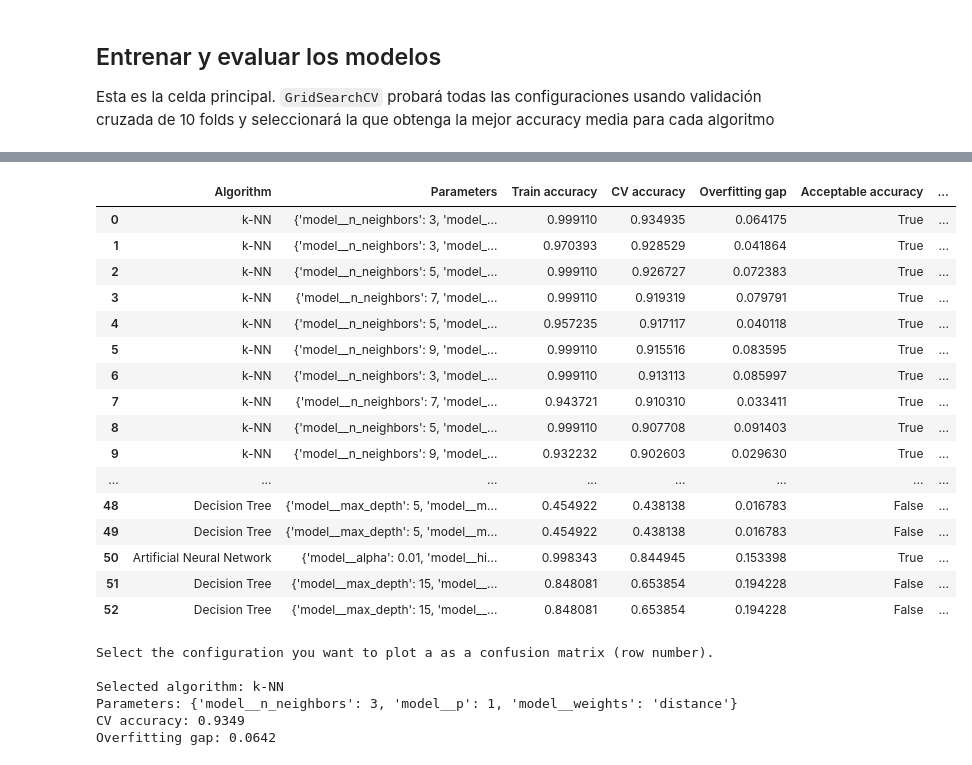
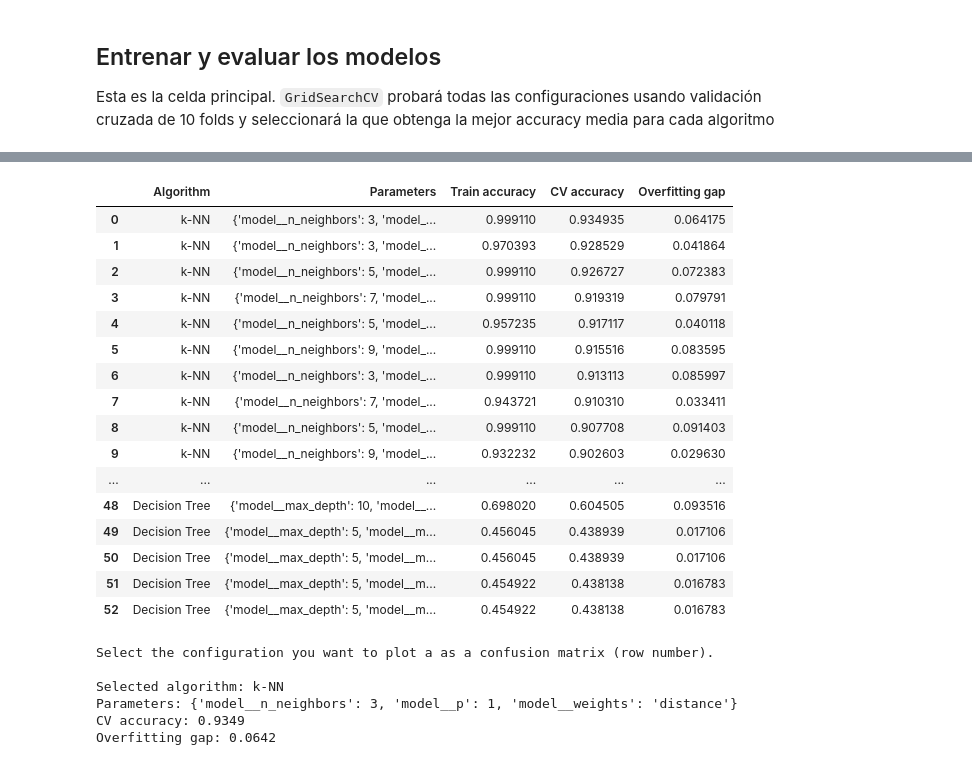
Before and after one commit to lgonperez3-glitch/MLSM-labs, a Jupyter notebook: Lab1/Lab1-features-3-sec.ipynb, the cells around one changed output, grey strips where cells are left out. Cells and saved outputs as stored; diff of their text form; code cells hidden in the pictures.

```diff
--- a/Lab1/Lab1-features-3-sec.ipynb
+++ b/Lab1/Lab1-features-3-sec.ipynb
@@ -151,7 +151,6 @@ Esta es la celda principal. `GridSearchCV` probará todas las configuraciones us
 # %%
 from sklearn.model_selection import GridSearchCV
 # %%
-
 results = []
 best_models = {}
 
@@ -183,21 +182,6 @@ for name, (pipeline, params) in models.items():
     # entre las que tienen overfitting < 0.15
     cv_results = pd.DataFrame(search.cv_results_)
 
-    cv_results["Overfitting gap"] = (cv_results["mean_train_score"] - cv_results["mean_test_score"])
-
-    valid_results = cv_results[cv_results["Overfitting gap"] < 0.15]
-
-    #si no se alcanza el objetivo de ovefitting menor que 0,15, busca el que más ccuracy tenga directamente
-    if not valid_results.empty:
-        best_row = valid_results.sort_values("mean_test_score", ascending=False).iloc[0]
-    else:
-        best_row = cv_results.sort_values("mean_test_score", ascending=False).iloc[0]
-
-    print("Best parameters:", best_row["params"])
-    print("Best 10-fold CV accuracy (without overfitting):", round(best_row["mean_test_score"], 4))
-    print("Overfitting gap:", round(best_row["Overfitting gap"], 4))
-    print("Overfitting ok:", best_row["Overfitting gap"] < 0.15)
-
 
 results_df = pd.DataFrame(results)
 
@@ -206,28 +190,12 @@ results_df["Overfitting gap"] = (
     results_df["CV accuracy"]
 )
 
-results_df["Acceptable accuracy"] = (
-    (results_df["CV accuracy"] > 0.70)
-)
-
-results_df["Acceptable overfitting"] = (
-    results_df["Overfitting gap"] < 0.15
-)
-results_df["Fits objectives"] = (
-    (results_df["Overfitting gap"] < 0.15) &
-    (results_df["CV accuracy"] > 0.70)
-)
-
 results_df = results_df.sort_values(
-    ["Acceptable overfitting", "CV accuracy", "Overfitting gap"],
-    ascending=[False, False, True]
+    ["CV accuracy", "Overfitting gap"],
+    ascending=[False, True]
 ).reset_index(drop=True)
 
 print(f"Total configs evaluated: {len(results_df)}")
-print(f"Configs with appropiate overfitting: "
-      f"{results_df['Acceptable overfitting'].sum()}")
-print(f"Configs with both good accuracy and overfitting: "
-      f"{results_df['Fits objectives'].sum()}")
 
 display(results_df)
 # %% [output]
@@ -251,20 +210,20 @@ Configs with both good accuracy and overfitting: 39
-|  | Algorithm | Parameters | Train accuracy | CV accuracy | Overfitting gap | Acceptable accuracy | ... |
-| 0 | k-NN | {'model__n_neighbors': 3, 'model_... | 0.999110 | 0.934935 | 0.064175 | True | ... |
-| 1 | k-NN | {'model__n_neighbors': 3, 'model_... | 0.970393 | 0.928529 | 0.041864 | True | ... |
-| 2 | k-NN | {'model__n_neighbors': 5, 'model_... | 0.999110 | 0.926727 | 0.072383 | True | ... |
-| 3 | k-NN | {'model__n_neighbors': 7, 'model_... | 0.999110 | 0.919319 | 0.079791 | True | ... |
-| 4 | k-NN | {'model__n_neighbors': 5, 'model_... | 0.957235 | 0.917117 | 0.040118 | True | ... |
-| 5 | k-NN | {'model__n_neighbors': 9, 'model_... | 0.999110 | 0.915516 | 0.083595 | True | ... |
-| 6 | k-NN | {'model__n_neighbors': 3, 'model_... | 0.999110 | 0.913113 | 0.085997 | True | ... |
-| 7 | k-NN | {'model__n_neighbors': 7, 'model_... | 0.943721 | 0.910310 | 0.033411 | True | ... |
-| 8 | k-NN | {'model__n_neighbors': 5, 'model_... | 0.999110 | 0.907708 | 0.091403 | True | ... |
-| 9 | k-NN | {'model__n_neighbors': 9, 'model_... | 0.932232 | 0.902603 | 0.029630 | True | ... |
-| ... | ... | ... | ... | ... | ... | ... | ... |
-| 48 | Decision Tree | {'model__max_depth': 5, 'model__m... | 0.454922 | 0.438138 | 0.016783 | False | ... |
-| 49 | Decision Tree | {'model__max_depth': 5, 'model__m... | 0.454922 | 0.438138 | 0.016783 | False | ... |
-| 50 | Artificial Neural Network | {'model__alpha': 0.01, 'model__hi... | 0.998343 | 0.844945 | 0.153398 | True | ... |
-| 51 | Decision Tree | {'model__max_depth': 15, 'model__... | 0.848081 | 0.653854 | 0.194228 | False | ... |
-| 52 | Decision Tree | {'model__max_depth': 15, 'model__... | 0.848081 | 0.653854 | 0.194228 | False | ... |
+|  | Algorithm | Parameters | Train accuracy | CV accuracy | Overfitting gap |
+| 0 | k-NN | {'model__n_neighbors': 3, 'model_... | 0.999110 | 0.934935 | 0.064175 |
+| 1 | k-NN | {'model__n_neighbors': 3, 'model_... | 0.970393 | 0.928529 | 0.041864 |
+| 2 | k-NN | {'model__n_neighbors': 5, 'model_... | 0.999110 | 0.926727 | 0.072383 |
+| 3 | k-NN | {'model__n_neighbors': 7, 'model_... | 0.999110 | 0.919319 | 0.079791 |
+| 4 | k-NN | {'model__n_neighbors': 5, 'model_... | 0.957235 | 0.917117 | 0.040118 |
+| 5 | k-NN | {'model__n_neighbors': 9, 'model_... | 0.999110 | 0.915516 | 0.083595 |
+| 6 | k-NN | {'model__n_neighbors': 3, 'model_... | 0.999110 | 0.913113 | 0.085997 |
+| 7 | k-NN | {'model__n_neighbors': 7, 'model_... | 0.943721 | 0.910310 | 0.033411 |
+| 8 | k-NN | {'model__n_neighbors': 5, 'model_... | 0.999110 | 0.907708 | 0.091403 |
+| 9 | k-NN | {'model__n_neighbors': 9, 'model_... | 0.932232 | 0.902603 | 0.029630 |
+| ... | ... | ... | ... | ... | ... |
+| 48 | Decision Tree | {'model__max_depth': 10, 'model__... | 0.698020 | 0.604505 | 0.093516 |
+| 49 | Decision Tree | {'model__max_depth': 5, 'model__m... | 0.456045 | 0.438939 | 0.017106 |
+| 50 | Decision Tree | {'model__max_depth': 5, 'model__m... | 0.456045 | 0.438939 | 0.017106 |
+| 51 | Decision Tree | {'model__max_depth': 5, 'model__m... | 0.454922 | 0.438138 | 0.016783 |
+| 52 | Decision Tree | {'model__max_depth': 5, 'model__m... | 0.454922 | 0.438138 | 0.016783 |
 # %%
 
 from sklearn.base import clone
```
Also changed, not shown: parts of 1 cell of this notebook, 2 other files.
